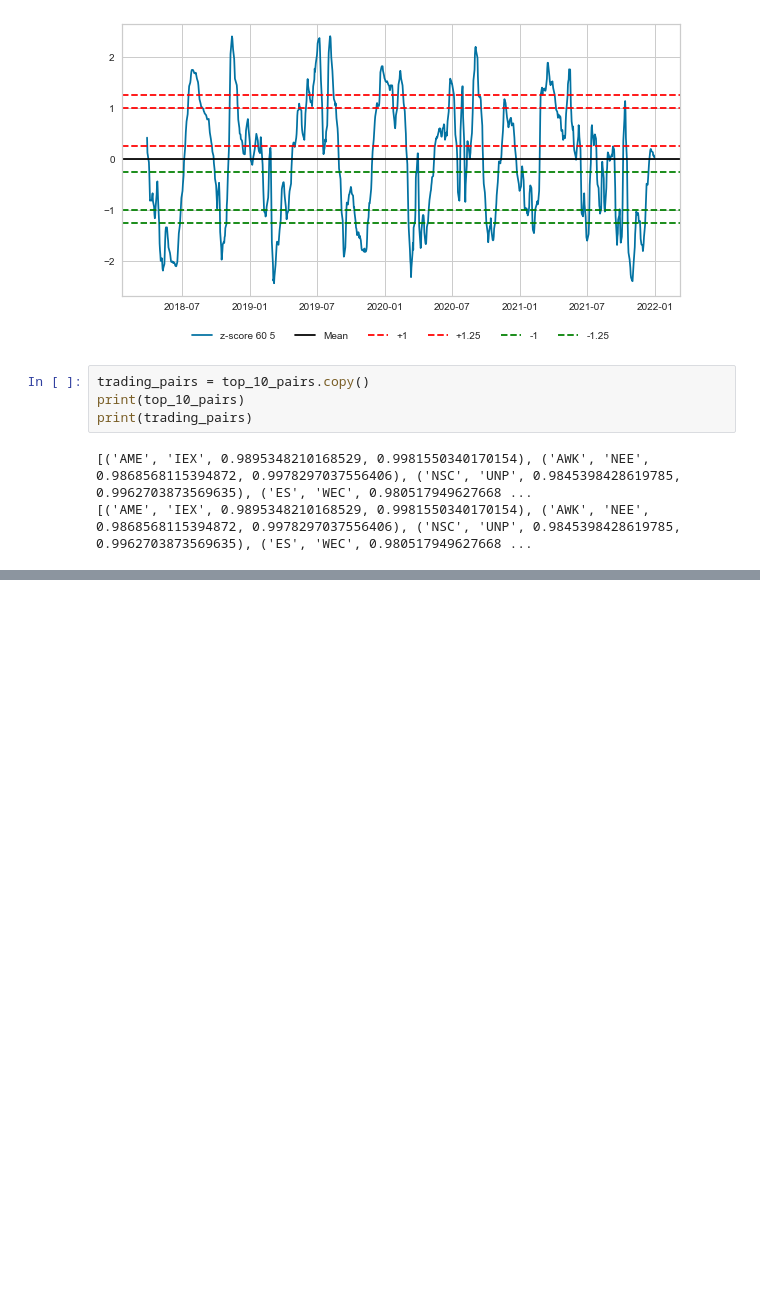
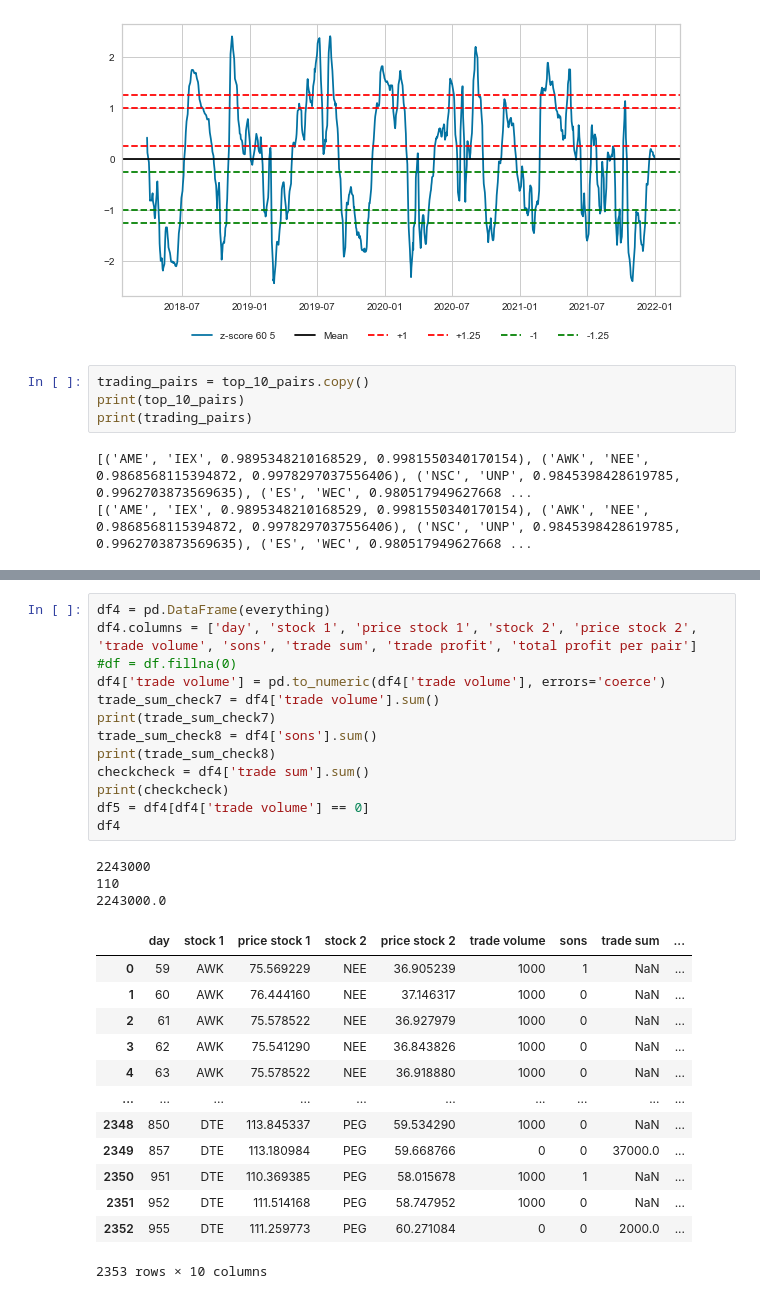
Before and after one commit to dasoaujisi/FDS-Project, a Jupyter notebook: trading_strategy - NEU.ipynb, the cells around one changed output, grey strips where cells are left out. Cells and saved outputs as stored; diff of their text form; blank space fills up the shorter version.

```diff
--- a/trading_strategy - NEU.ipynb
+++ b/trading_strategy - NEU.ipynb
@@ -460,3 +475,33 @@ Total trade volume: 4466000
+# %%
+df4 = pd.DataFrame(everything)
+df4.columns = ['day', 'stock 1', 'price stock 1', 'stock 2', 'price stock 2', 'trade volume', 'sons', 'trade sum', 'trade profit', 'total profit per pair']
+#df = df.fillna(0)
+df4['trade volume'] = pd.to_numeric(df4['trade volume'], errors='coerce')
+trade_sum_check7 = df4['trade volume'].sum()
+print(trade_sum_check7)
+trade_sum_check8 = df4['sons'].sum()
+print(trade_sum_check8)
+checkcheck = df4['trade sum'].sum()
+print(checkcheck)
+df5 = df4[df4['trade volume'] == 0]
+df4
+# %% [output]
+2243000
+110
+2243000.0
+|  | day | stock 1 | price stock 1 | stock 2 | price stock 2 | trade volume | sons | trade sum | ... |
+| 0 | 59 | AWK | 75.569229 | NEE | 36.905239 | 1000 | 1 | NaN | ... |
+| 1 | 60 | AWK | 76.444160 | NEE | 37.146317 | 1000 | 0 | NaN | ... |
+| 2 | 61 | AWK | 75.578522 | NEE | 36.927979 | 1000 | 0 | NaN | ... |
+| 3 | 62 | AWK | 75.541290 | NEE | 36.843826 | 1000 | 0 | NaN | ... |
+| 4 | 63 | AWK | 75.578522 | NEE | 36.918880 | 1000 | 0 | NaN | ... |
+| ... | ... | ... | ... | ... | ... | ... | ... | ... | ... |
+| 2348 | 850 | DTE | 113.845337 | PEG | 59.534290 | 1000 | 0 | NaN | ... |
+| 2349 | 857 | DTE | 113.180984 | PEG | 59.668766 | 0 | 0 | 37000.0 | ... |
+| 2350 | 951 | DTE | 110.369385 | PEG | 58.015678 | 1000 | 1 | NaN | ... |
+| 2351 | 952 | DTE | 111.514168 | PEG | 58.747952 | 1000 | 0 | NaN | ... |
+| 2352 | 955 | DTE | 111.259773 | PEG | 60.271084 | 0 | 0 | 2000.0 | ... |
+2353 rows × 10 columns
 # %%
 # transaction history
 transaction = transaction_list.copy()
```
Also changed, not shown: parts of 6 cells of this notebook.
